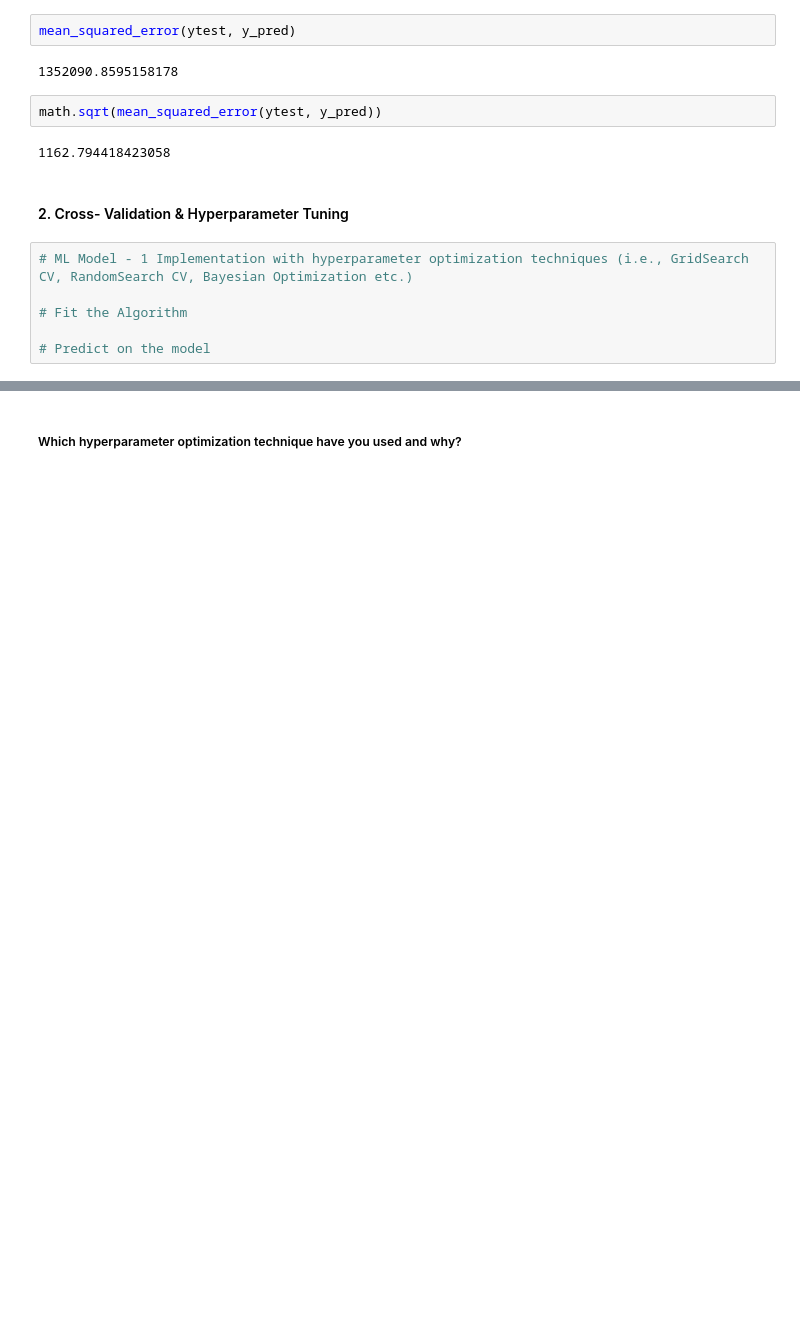
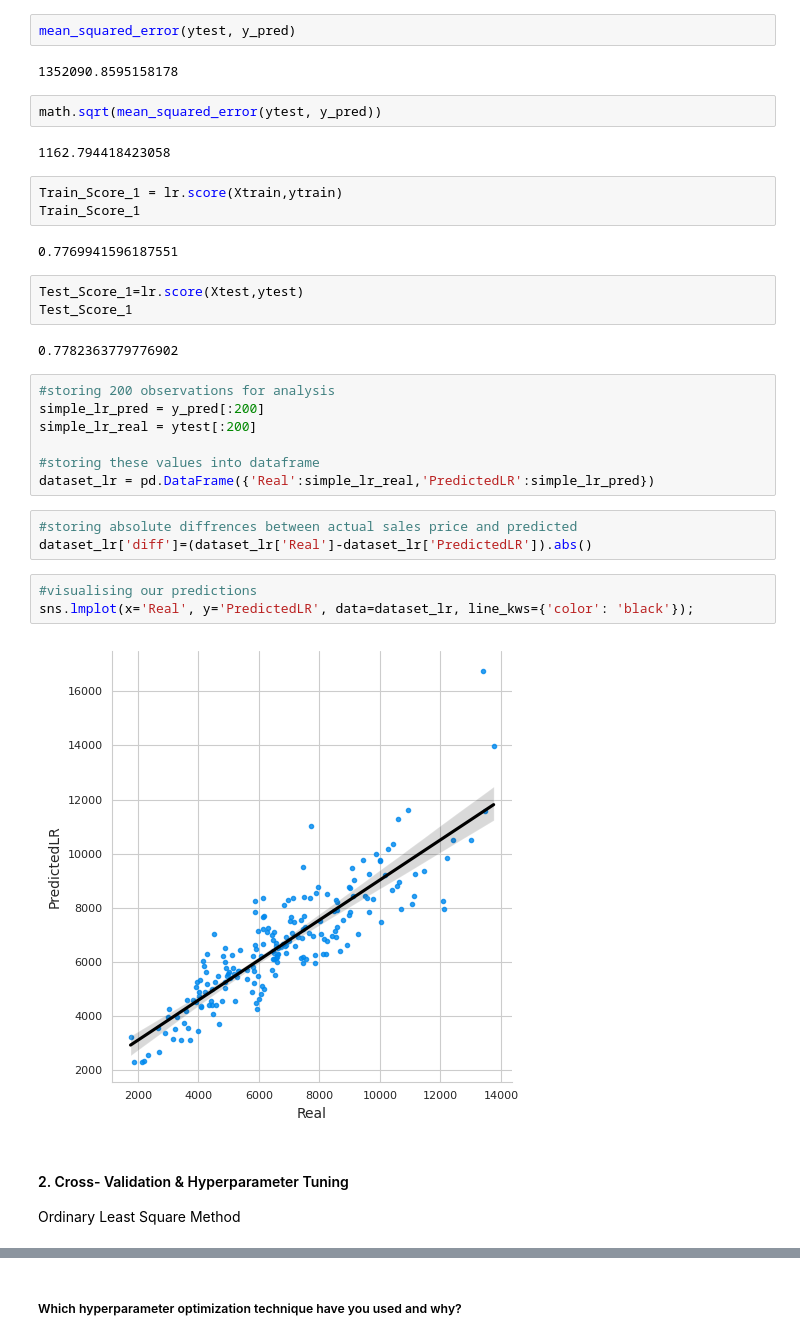
Before and after one commit to vedanttule134/Retail-Sales-Prediction, a Jupyter notebook: Retail_Sales_Prediction.ipynb, the cells around one changed output, grey strips where cells are left out. Saved outputs shown, nothing was run; the diff lists cells and outputs as text; blank space fills up the shorter version.

```diff
--- a/Retail_Sales_Prediction.ipynb
+++ b/Retail_Sales_Prediction.ipynb
@@ -1007,11 +984,31 @@ mean_squared_error(ytest, y_pred)
 math.sqrt(mean_squared_error(ytest, y_pred))
 # %% [output]
 1162.794418423058
+# %%
+Train_Score_1 = lr.score(Xtrain,ytrain)
+Train_Score_1
+# %% [output]
+0.7769941596187551
+# %%
+Test_Score_1=lr.score(Xtest,ytest)
+Test_Score_1
+# %% [output]
+0.7782363779776902
+# %%
+#storing 200 observations for analysis
+simple_lr_pred = y_pred[:200]
+simple_lr_real = ytest[:200]
+
+#storing these values into dataframe
+dataset_lr = pd.DataFrame({'Real':simple_lr_real,'PredictedLR':simple_lr_pred})
+# %%
+#storing absolute diffrences between actual sales price and predicted
+dataset_lr['diff']=(dataset_lr['Real']-dataset_lr['PredictedLR']).abs()
+# %%
+#visualising our predictions
+sns.lmplot(x='Real', y='PredictedLR', data=dataset_lr, line_kws={'color': 'black'});
+# %% [output]
+[figure, added]
 # %% [markdown]
 #### 2. Cross- Validation & Hyperparameter Tuning
+Ordinary Least Square Method
-# %%
-# ML Model - 1 Implementation with hyperparameter optimization techniques (i.e., GridSearch CV, RandomSearch CV, Bayesian Optimization etc.)
-
-# Fit the Algorithm
-
-# Predict on the model
```
Also changed, not shown: parts of 90 cells of this notebook.
